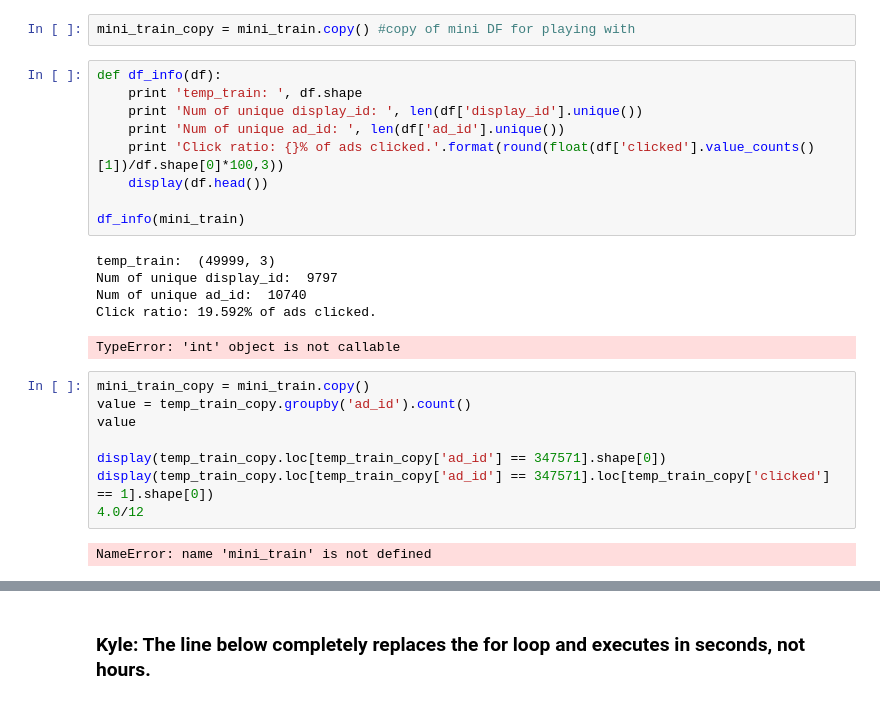
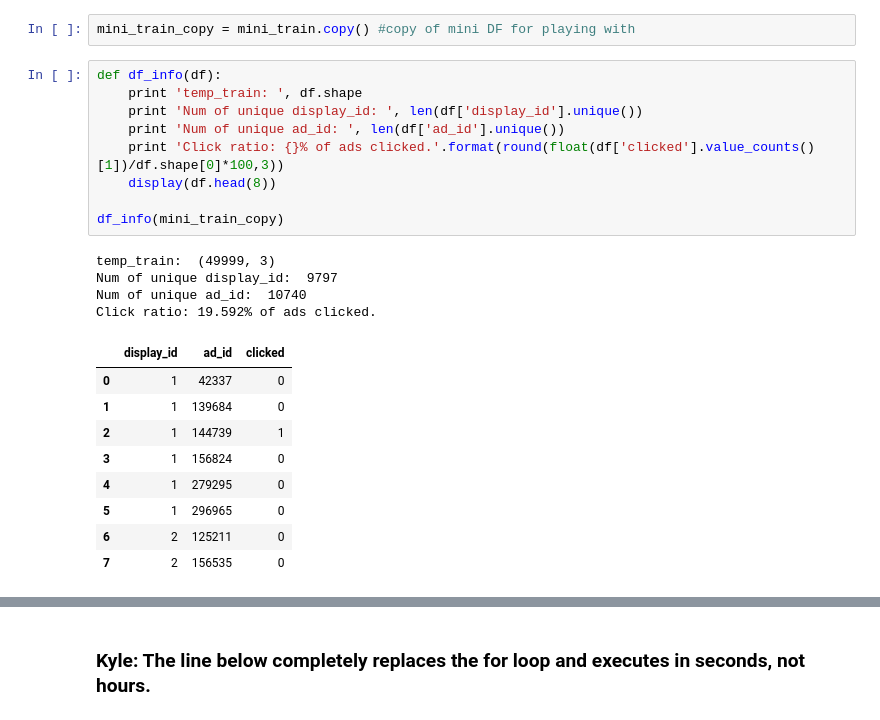
Before and after one commit to jason9263/kaggle_outbrain, a Jupyter notebook: prelim_model.ipynb, the cells around one changed output, grey strips where cells are left out. Drawn from its saved outputs; the diff is of its cells as text.

```diff
--- a/prelim_model.ipynb
+++ b/prelim_model.ipynb
@@ -30,25 +31,23 @@ mini_train_copy = mini_train.copy() #copy of mini DF for playing with
 # %%
 def df_info(df):
     print 'temp_train: ', df.shape
     print 'Num of unique display_id: ', len(df['display_id'].unique())
     print 'Num of unique ad_id: ', len(df['ad_id'].unique())
     print 'Click ratio: {}% of ads clicked.'.format(round(float(df['clicked'].value_counts()[1])/df.shape[0]*100,3))
-    display(df.head())
+    display(df.head(8))
 
-df_info(mini_train)
+df_info(mini_train_copy)
 # %% [output]
 temp_train:  (49999, 3)
 Num of unique display_id:  9797
 Num of unique ad_id:  10740
 Click ratio: 19.592% of ads clicked.
-TypeError: 'int' object is not callable
+|  | display_id | ad_id | clicked |
+| 0 | 1 | 42337 | 0 |
+| 1 | 1 | 139684 | 0 |
+| 2 | 1 | 144739 | 1 |
+| 3 | 1 | 156824 | 0 |
+| 4 | 1 | 279295 | 0 |
+| 5 | 1 | 296965 | 0 |
+| 6 | 2 | 125211 | 0 |
+| 7 | 2 | 156535 | 0 |
-# %%
-mini_train_copy = mini_train.copy()
-value = temp_train_copy.groupby('ad_id').count()
-value
-
-display(temp_train_copy.loc[temp_train_copy['ad_id'] == 347571].shape[0])
-display(temp_train_copy.loc[temp_train_copy['ad_id'] == 347571].loc[temp_train_copy['clicked'] == 1].shape[0])
-4.0/12
-# %% [output]
-NameError: name 'mini_train' is not defined
```
Also changed, not shown: parts of 15 cells of this notebook.
